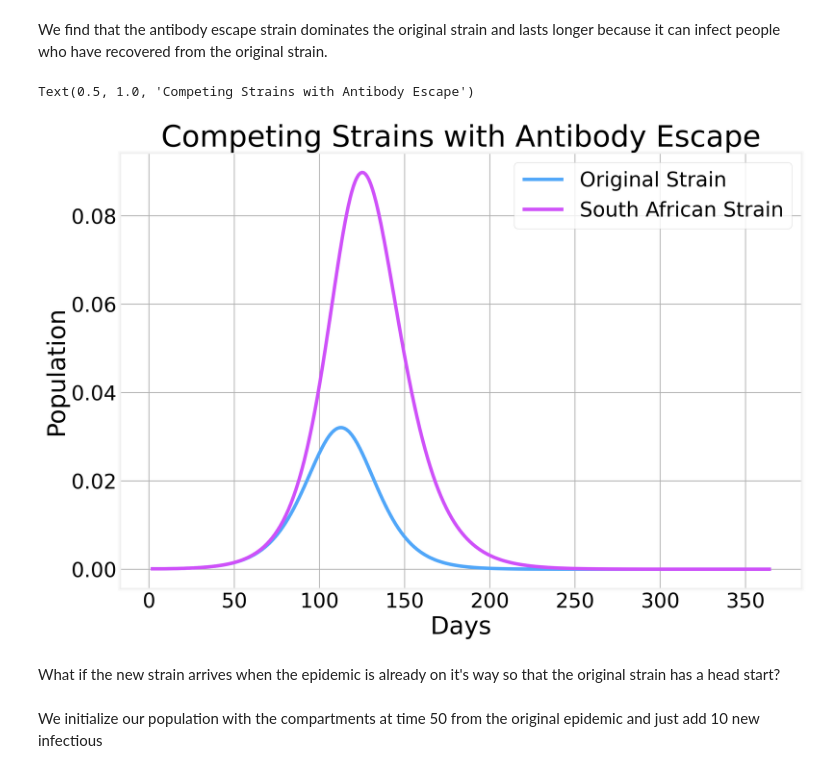
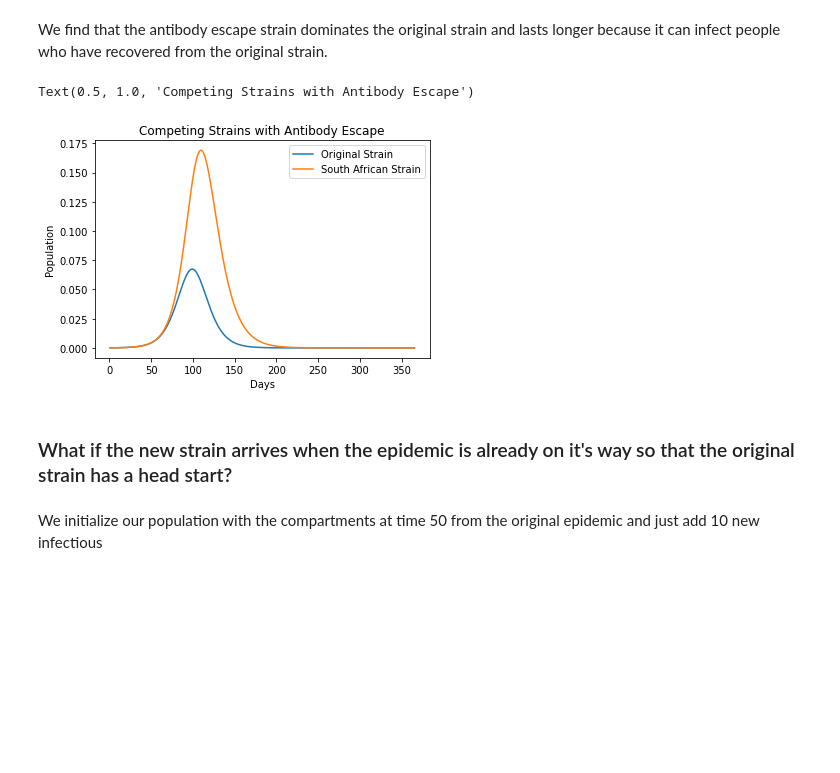
Before and after one commit to y0-causal-inference/y0-bio, a Jupyter notebook: notebooks/Q3.ipynb, the cells around one changed output. Drawn from its saved outputs; the diff is of its cells as text; code cells hidden in the pictures; blank space fills up the shorter version.

Commit message:
Added Q3 SEIRDEscape

```diff
--- a/notebooks/Q3.ipynb
+++ b/notebooks/Q3.ipynb
@@ -272,25 +263,20 @@ xi = 0.75
 betao = R0*mu/(pa*rbeta+(1-pa))
 betan = (R0)*mu/(pa*rbeta+(1-pa))
 
-SEIIRDEscape = EpiModel()
-SEIIRDEscape.add_interaction('S', 'Eo', 'Iao', rbeta*betao)
-SEIIRDEscape.add_interaction('S', 'Eo', 'Iso', betao)
-SEIIRDEscape.add_spontaneous('Eo', 'Iao', epsilon*pa)
-SEIIRDEscape.add_spontaneous('Eo', 'Iso', epsilon*(1-pa))
-SEIIRDEscape.add_spontaneous('Iao', 'Ro', mu)
-SEIIRDEscape.add_spontaneous('Iso', 'Ro', (1-pD)*mu)
-SEIIRDEscape.add_spontaneous('Iso', 'D', pD*mu)
+SEIRDEscape = EpiModel()
 
-SEIIRDEscape.add_interaction('S', 'En', 'Ian', rbeta*betan)
-SEIIRDEscape.add_interaction('S', 'En', 'Isn', betan)
-SEIIRDEscape.add_spontaneous('En', 'Ian', epsilon*pa)
-SEIIRDEscape.add_spontaneous('En', 'Isn', epsilon*(1-pa))
-SEIIRDEscape.add_spontaneous('Ian', 'Rn', mu)
-SEIIRDEscape.add_spontaneous('Isn', 'Rn', (1-pD)*mu)
-SEIIRDEscape.add_spontaneous('Isn', 'D', pD*mu)
+SEIRDEscape.add_interaction('S', 'Eo', 'Io', betao)
+SEIRDEscape.add_spontaneous('Eo', 'Io', epsilon)
+SEIRDEscape.add_spontaneous('Io', 'Ro', (1-pD)*mu)
+SEIRDEscape.add_spontaneous('Io', 'D', pD*mu)
 
-SEIIRDEscape.add_interaction('Ro', 'En', 'Isn', xi)
-SEIIRDEscape.add_interaction('Ro', 'En', 'Ian', rbeta*xi)
+SEIRDEscape.add_interaction('S', 'En', 'In', betan)
+SEIRDEscape.add_spontaneous('En', 'In', epsilon)
+
+SEIRDEscape.add_spontaneous('In', 'Rn', (1-pD)*mu)
+SEIRDEscape.add_spontaneous('In', 'D', pD*mu)
+
+SEIRDEscape.add_interaction('Ro', 'En', 'In', xi)
 # %% [markdown]
 So we now have 10 compartments and 16 transitions.
 # %%
@@ -323,20 +302,20 @@ N = 100000
 I0o = 10
 I0n = 10
 # %%
-SEIIRDEscape.integrate(365, S=N-I0o-I0n, Iao=0, Iso=I0o, Eo=0, Ro=0, Rn=0, D=0, Ian=0, Isn=I0n, En=0)
-compete = SEIIRDEscape.values_.copy()
+SEIRDEscape.integrate(365, S=N-I0o-I0n,  Io=I0o, Eo=0, Ro=0, Rn=0, D=0,  In=I0n, En=0)
+compete = SEIRDEscape.values_.copy()
 # %% [markdown]
 We find that the antibody escape strain dominates the original strain and lasts longer because it can infect people who have recovered from the original strain.
 # %%
-ax = (compete.Iso/N).plot(label='Original Strain ')
-(compete.Isn/N).plot(ax=ax, label='South African Strain')
+ax = (compete.Io/N).plot(label='Original Strain ')
+(compete.In/N).plot(ax=ax, label='South African Strain')
 ax.legend()
 ax.set_xlabel('Days')
 ax.set_ylabel('Population')
 ax.set_title('Competing Strains with Antibody Escape')
 # %% [output]
 Text(0.5, 1.0, 'Competing Strains with Antibody Escape')
-[figure, old version]
+[figure, new version]
 # %% [markdown]
-What if the new strain arrives when the epidemic is already on it's way so that the original strain has a head start?
+### What if the new strain arrives when the epidemic is already on it's way so that the original strain has a head start?
 # %%
```
Also changed, not shown: parts of 27 cells of this notebook, 1 other file.
